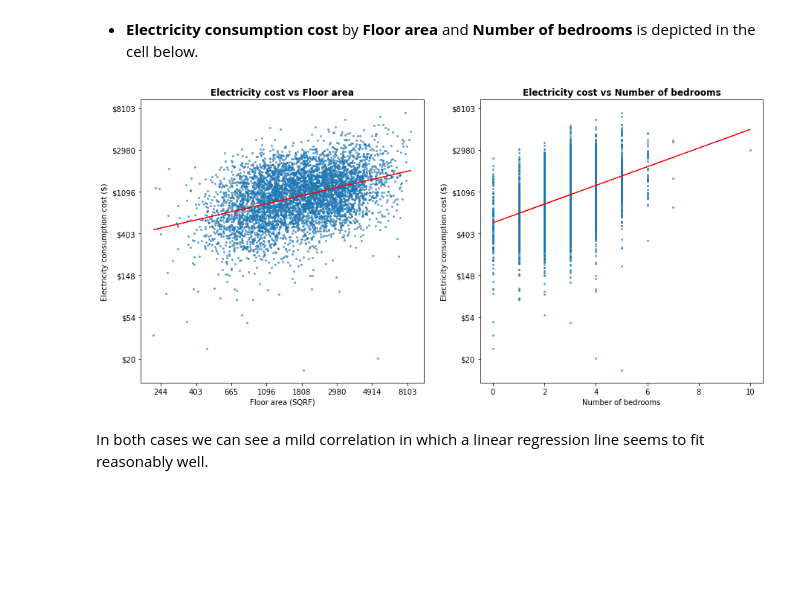
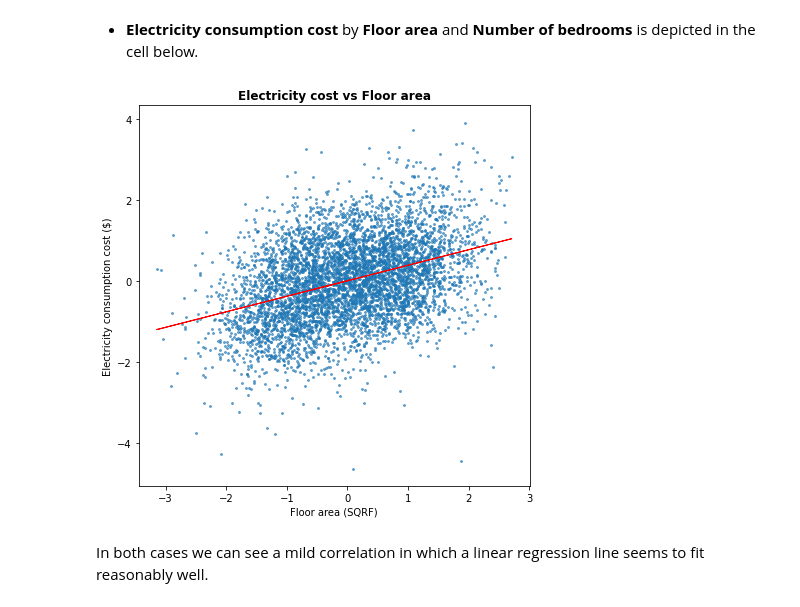
Before and after one commit to jvrnuno/Capstone-2, a Jupyter notebook: notebooks/2_JNT_exploratory_data_analysis.ipynb, the cells around one changed output. Drawn from its saved outputs; the diff is of its cells as text; code cells hidden in the pictures; blank space fills up the shorter version.

```diff
--- a/notebooks/2_JNT_exploratory_data_analysis.ipynb
+++ b/notebooks/2_JNT_exploratory_data_analysis.ipynb
@@ -23,7 +23,7 @@ import seaborn as sns
 # Import pre-processed dataset and load it into a dataframe
 
 # Create path variable
-file = 'C:/Users/javie/OneDrive/Documents/springboard_projects/Capstone-2/data/processed/clean.csv'
+file = 'C:/Users/javie/OneDrive/Documents/springboard_projects/Capstone-2/data/interim/clean.csv'
 
 # Create dictionary with categorial variables to specify when loading csv in dataframe
 cat_dict = {'COOL_TYPE':'category',
@@ -34,6 +34,9 @@ cat_dict = {'COOL_TYPE':'category',
             'UNIT_TYPE':'category',
             'DECADE_BUILT':'category',
             'ATTIC':'category',
+            'BEDROOMS':'category',
+            'BATHROOMS':'category',
+            'STORIES':'category',
             'BASEMENT':'category',
             'HIGH_CEIL':'category',
             'THERMOSTAT':'category',
@@ -240,41 +239,27 @@ def fit_line_cub(var1, var2):
 - **Electricity consumption cost** by **Floor area** and **Number of bedrooms** is depicted in the cell below.
 # %%
 # Create the figure
-fig = plt.figure(figsize=(15,7), dpi=72)
+fig = plt.figure(figsize=(7,7), dpi=72)
 
 # Plot electricity consumption vs floor area
-ax1 = plt.subplot(1,2,1)
+ax = plt.subplot()
 plt.scatter(x=df['FLOOR_AREA_log'], y=df['ELECT_COST_log'], alpha=0.6, s=15, marker='.')
 plt.xlabel('Floor area (SQRF)')
 plt.ylabel('Electricity consumption cost ($)')
 plt.title('Electricity cost vs Floor area', weight='bold').set_fontsize('12')
 
 # Format y and x axis to reproduce legible log scale
-formatter = ticker.FuncFormatter(lambda x, pos: '$%d' % (math.exp(x)))
-ax1.yaxis.set_major_formatter(formatter)
-formatter2 = ticker.FuncFormatter(lambda x, pos: '%d' % (math.exp(x)))
-ax1.xaxis.set_major_formatter(formatter2)
+#formatter = ticker.FuncFormatter(lambda x, pos: '$%d' % (math.exp(x)))
+#ax.yaxis.set_major_formatter(formatter)
+#formatter2 = ticker.FuncFormatter(lambda x, pos: '%d' % (math.exp(x)))
+#ax.xaxis.set_major_formatter(formatter2)
 
 # Plot regression line
 fit_line_lin(df['FLOOR_AREA_log'], df['ELECT_COST_log'])
 
-# Plot electricity consumption vs number of bedrooms
-ax2 = plt.subplot(1,2,2)
-plt.scatter(x=df['BEDROOMS'], y=df['ELECT_COST_log'], alpha=0.6, s=15, marker='.')
-plt.xlabel('Number of bedrooms')
-plt.ylabel('Electricity consumption cost ($)')
-plt.title('Electricity cost vs Number of bedrooms', weight='bold').set_fontsize('12')
-
-# Format y axis to reproduce legible log scale
-formatter = ticker.FuncFormatter(lambda x, pos: '$%d' % (math.exp(x)))
-ax2.yaxis.set_major_formatter(formatter)
-
-# Plot regression line
-fit_line_lin(df['BEDROOMS'], df['ELECT_COST_log'])
-
 plt.show()
 # %% [output]
-[figure, old version]
+[figure, new version]
 # %% [markdown]
 In both cases we can see a mild correlation in which a linear regression line seems to fit reasonably well.
 # %% [markdown]
```
Also changed, not shown: parts of 30 cells of this notebook.
